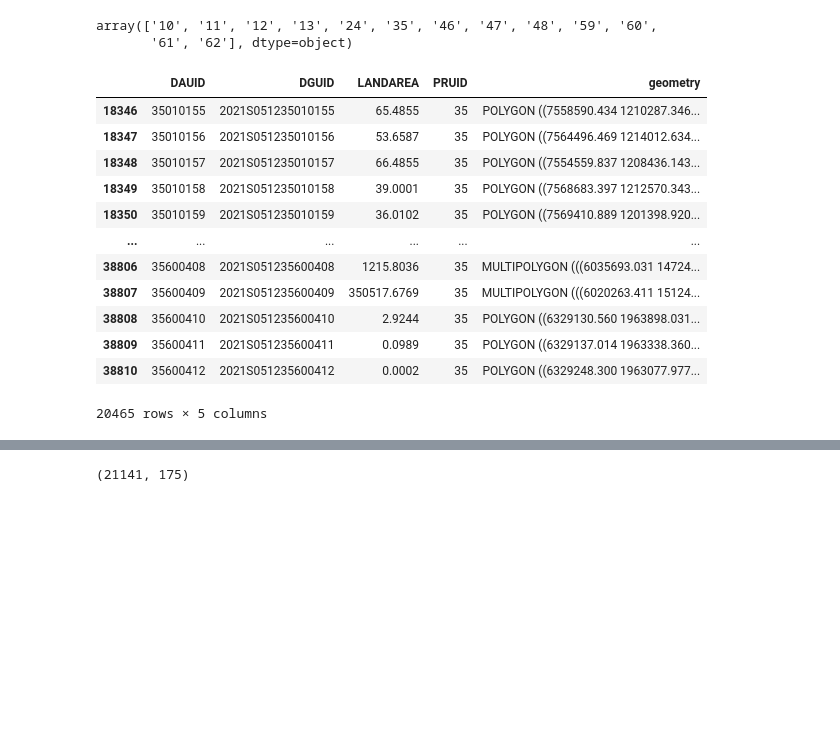
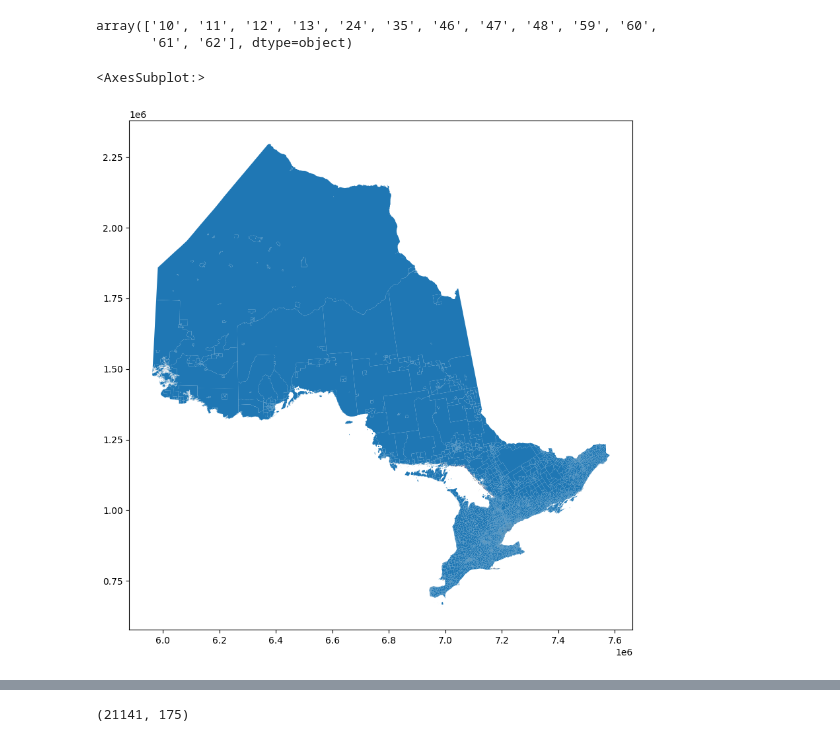
Before and after one commit to MubassirAhmed/ExploringCensusData, a Jupyter notebook: exploringCensusDataTables.ipynb, the cells around one changed output, grey strips where cells are left out. Cells and saved outputs as stored; diff of their text form; code cells hidden in the pictures; blank space fills up the shorter version.

```diff
--- a/exploringCensusDataTables.ipynb
+++ b/exploringCensusDataTables.ipynb
@@ -668,20 +810,12 @@ array(['10', '11', '12', '13', '24', '35', '46', '47', '48', '59', '60',
 # %%
 shpON = shp.loc[shp.PRUID == '35',:]
 shpON
+shpON.to_csv(r'/Users/mvbasxhr/Downloads/Census2021/shpON.csv')
-# %% [output]
-|  | DAUID | DGUID | LANDAREA | PRUID | geometry |
-| 18346 | 35010155 | 2021S051235010155 | 65.4855 | 35 | POLYGON ((7558590.434 1210287.346... |
-| 18347 | 35010156 | 2021S051235010156 | 53.6587 | 35 | POLYGON ((7564496.469 1214012.634... |
-| 18348 | 35010157 | 2021S051235010157 | 66.4855 | 35 | POLYGON ((7554559.837 1208436.143... |
-| 18349 | 35010158 | 2021S051235010158 | 39.0001 | 35 | POLYGON ((7568683.397 1212570.343... |
-| 18350 | 35010159 | 2021S051235010159 | 36.0102 | 35 | POLYGON ((7569410.889 1201398.920... |
-| ... | ... | ... | ... | ... | ... |
-| 38806 | 35600408 | 2021S051235600408 | 1215.8036 | 35 | MULTIPOLYGON (((6035693.031 14724... |
-| 38807 | 35600409 | 2021S051235600409 | 350517.6769 | 35 | MULTIPOLYGON (((6020263.411 15124... |
-| 38808 | 35600410 | 2021S051235600410 | 2.9244 | 35 | POLYGON ((6329130.560 1963898.031... |
-| 38809 | 35600411 | 2021S051235600411 | 0.0989 | 35 | POLYGON ((6329137.014 1963338.360... |
-| 38810 | 35600412 | 2021S051235600412 | 0.0002 | 35 | POLYGON ((6329248.300 1963077.977... |
-20465 rows × 5 columns
+# %%
+shpON.plot(figsize=(20,10))
+# %% [output]
+<AxesSubplot:>
+[figure, added]
 # %%
 shp_w_finalz = pd.merge(shpON, finalz_cleaned, how='outer', left_on=shpON.DGUID, right_on=finalz_cleaned.DGUID)
 shp_w_finalz
```
Also changed, not shown: parts of 15 cells of this notebook.
